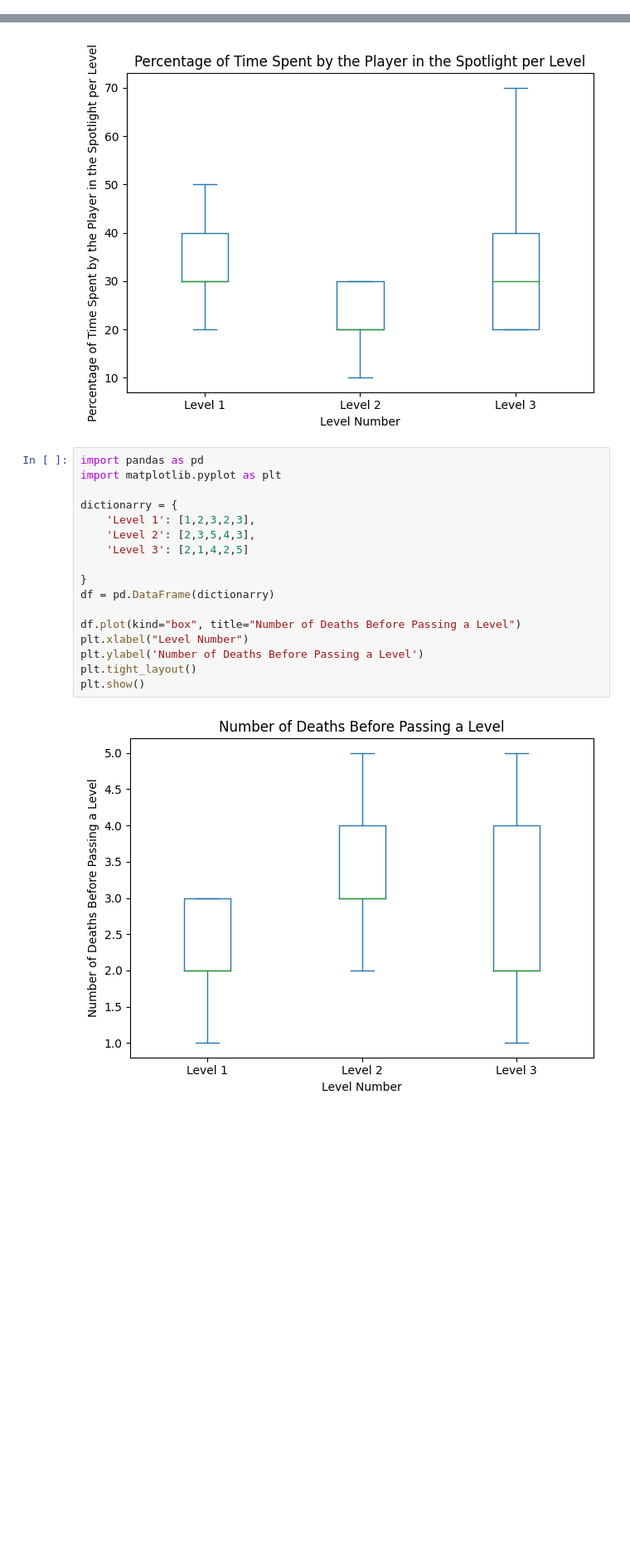
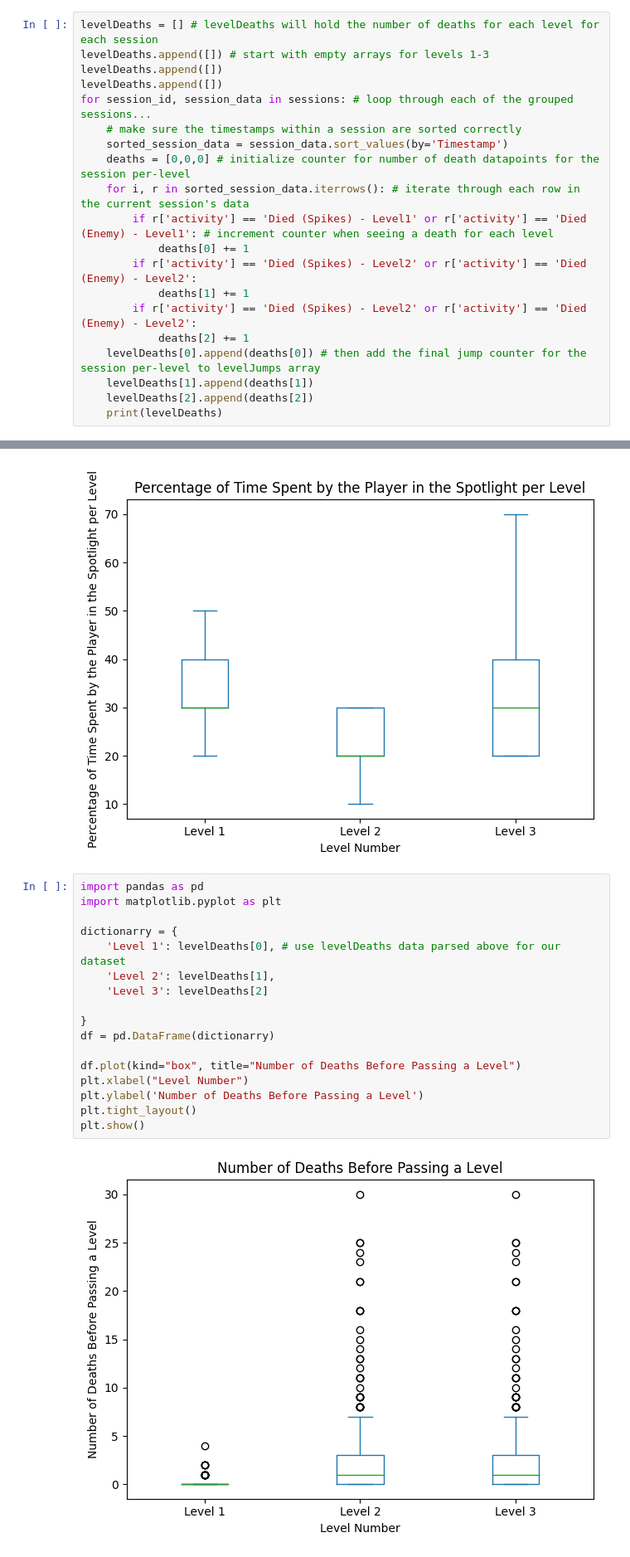
Before and after one commit to CSCI-526/cs-526-spring-2024-wednesday-project-quantum-qubits, a Jupyter notebook: Assets/Scenes/analytics.ipynb, the cells around one changed output, grey strips where cells are left out. Shown at 83% size. Cells and saved outputs as stored; diff of their text form; blank space fills up the shorter version.

Commit message:
added analytics graph generation code

```diff
--- a/Assets/Scenes/analytics.ipynb
+++ b/Assets/Scenes/analytics.ipynb
@@ -19,0 +46,20 @@ plt.show()
+# %%
+levelDeaths = [] # levelDeaths will hold the number of deaths for each level for each session
+levelDeaths.append([]) # start with empty arrays for levels 1-3
+levelDeaths.append([])
+levelDeaths.append([])
+for session_id, session_data in sessions: # loop through each of the grouped sessions...
+    # make sure the timestamps within a session are sorted correctly
+    sorted_session_data = session_data.sort_values(by='Timestamp')
+    deaths = [0,0,0] # initialize counter for number of death datapoints for the session per-level
+    for i, r in sorted_session_data.iterrows(): # iterate through each row in the current session's data
+        if r['activity'] == 'Died (Spikes) - Level1' or r['activity'] == 'Died (Enemy) - Level1': # increment counter when seeing a death for each level
+            deaths[0] += 1
+        if r['activity'] == 'Died (Spikes) - Level2' or r['activity'] == 'Died (Enemy) - Level2':
+            deaths[1] += 1
+        if r['activity'] == 'Died (Spikes) - Level2' or r['activity'] == 'Died (Enemy) - Level2':
+            deaths[2] += 1
+    levelDeaths[0].append(deaths[0]) # then add the final jump counter for the session per-level to levelJumps array
+    levelDeaths[1].append(deaths[1])
+    levelDeaths[2].append(deaths[2])
+    print(levelDeaths)
@@ -58,19 +122,19 @@ plt.show()
 # %%
 import pandas as pd
 import matplotlib.pyplot as plt
 
 dictionarry = {
-    'Level 1': [1,2,3,2,3],
-    'Level 2': [2,3,5,4,3],
-    'Level 3': [2,1,4,2,5]
+    'Level 1': levelDeaths[0], # use levelDeaths data parsed above for our dataset
+    'Level 2': levelDeaths[1],
+    'Level 3': levelDeaths[2]
 
 }
 df = pd.DataFrame(dictionarry)
 
 df.plot(kind="box", title="Number of Deaths Before Passing a Level")
 plt.xlabel("Level Number")
 plt.ylabel('Number of Deaths Before Passing a Level')
 plt.tight_layout()
 plt.show()
 # %% [output]
-[figure, old version]
+[figure, new version]
```
Also changed, not shown: parts of 3 cells of this notebook, 1 other file.
